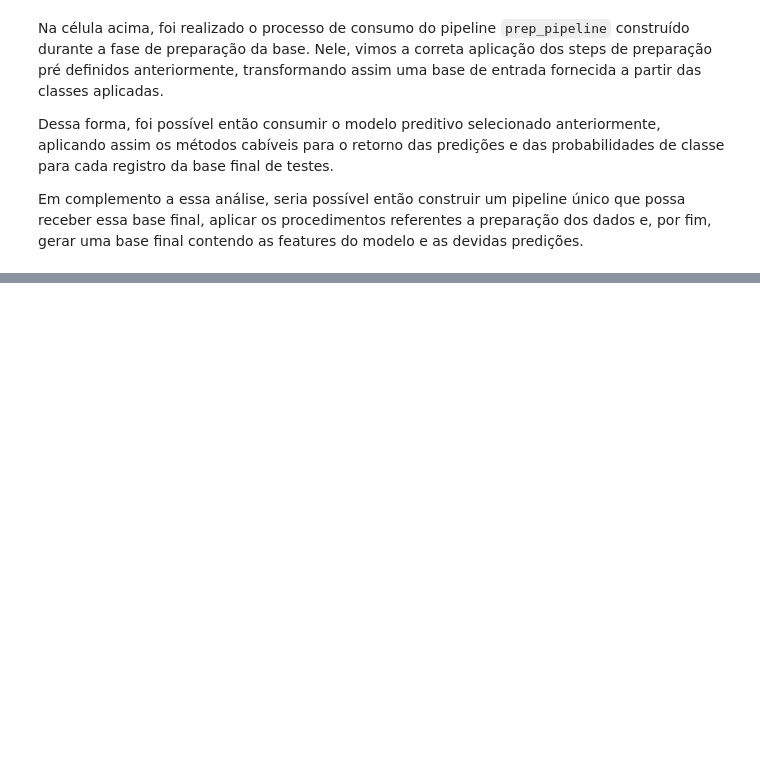
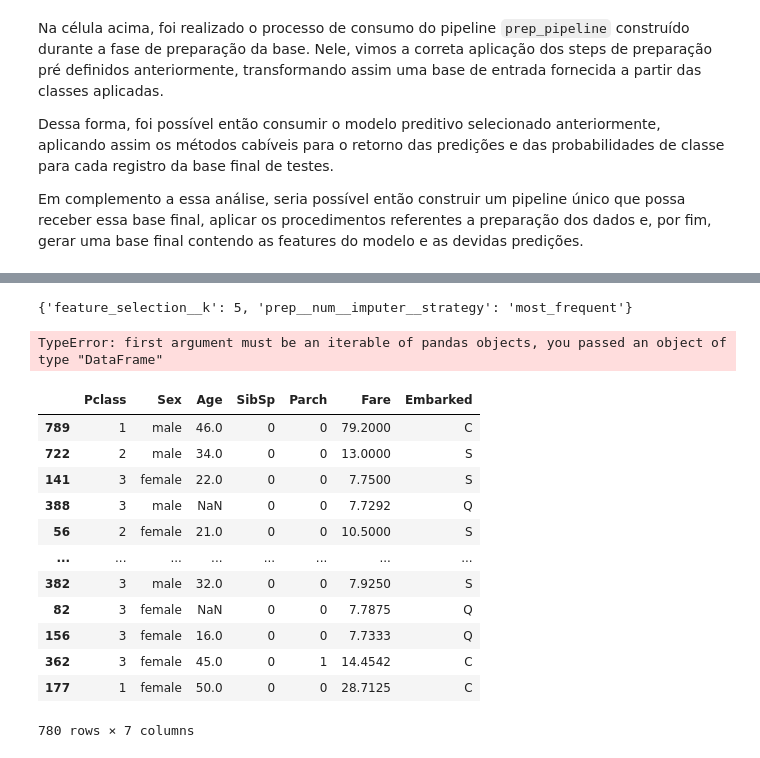
Before and after one commit to ThiagoPanini/pycomp, a Jupyter notebook: examples/titanic/Analisando Sobrevivência no Naufrágio do Titanic.ipynb, the cells around one changed output, grey strips where cells are left out. Saved outputs shown, nothing was run; the diff lists cells and outputs as text; code cells hidden in the pictures; blank space fills up the shorter version.

```diff
--- a/examples/titanic/Analisando Sobrevivência no Naufrágio do Titanic.ipynb
+++ b/examples/titanic/Analisando Sobrevivência no Naufrágio do Titanic.ipynb
@@ -962,11 +1137,11 @@ Para de fato poder aplicar o pipeline de preparação dos dados, é necessário
 Dessa forma, vamos realizar a construção de um novo set de features a partir da lista `INITIAL_FEATURES`.
 # %%
 # Gerando novo objeto contendo as features reais do projeto
-PRD_FEATURES = INITIAL_FEATURES[:]
-PRD_FEATURES.pop(PRD_FEATURES.index(TARGET))
+PRED_FEATURES = INITIAL_FEATURES[:]
+PRED_FEATURES.pop(PRED_FEATURES.index(TARGET))
 
 # Filtrando dataset com novo set de features
-df_test_slct = df_test.loc[:, PRD_FEATURES]
+df_test_slct = df_test.loc[:, PRED_FEATURES]
 print(f'Dimensões da base de teste: {df_test_slct.shape}')
 df_test_slct.head()
 # %% [output]
@@ -1039,0 +1207,25 @@ MODEL_FEATURES
+# %%
+from pycomp.ml.transformers import SeletorTopFeatures
+from sklearn.model_selection import GridSearchCV
+
+# Calculando feature importances com modelo final
+feature_importances = model.feature_importances_
+K = len(feature_importances)
+
+# Construindo pipeline com feature selection embutido
+full_pipeline = Pipeline([
+    ('prep', prep_pipeline),
+    ('feature_selection', SeletorTopFeatures(feature_importance=feature_importances, k=K)),
+    ('model', model)
+])
+
+# Preparando grid para busca de parâmetros do pipeline
+prep_search_grid = [{
+    'prep__num__imputer__strategy': ['mean', 'median', 'most_frequent'],
+    'feature_selection__k': list(range(1, len(MODEL_FEATURES) + 1))
+}]
+
+# Aplicando busca dentro do pipeline construído
+grid_search_prep = GridSearchCV(full_pipeline, prep_search_grid, cv=5,
+                                scoring='accuracy', verbose=-1, n_jobs=-1)
+grid_search_prep.fit(X_train, y_train)
@@ -1039,0 +1253,25 @@ MODEL_FEATURES
+# %%
+grid_search_prep.best_params_
+# %% [output]
+{'feature_selection__k': 5, 'prep__num__imputer__strategy': 'most_frequent'}
+# %%
+# Atualizando parâmetros do modelo
+pd.concat(X_train, X_test)
+# %% [output]
+TypeError: first argument must be an iterable of pandas objects, you passed an object of type "DataFrame"
+# %%
+X_train.append(X_test)
+# %% [output]
+|  | Pclass | Sex | Age | SibSp | Parch | Fare | Embarked |
+| 789 | 1 | male | 46.0 | 0 | 0 | 79.2000 | C |
+| 722 | 2 | male | 34.0 | 0 | 0 | 13.0000 | S |
+| 141 | 3 | female | 22.0 | 0 | 0 | 7.7500 | S |
+| 388 | 3 | male | NaN | 0 | 0 | 7.7292 | Q |
+| 56 | 2 | female | 21.0 | 0 | 0 | 10.5000 | S |
+| ... | ... | ... | ... | ... | ... | ... | ... |
+| 382 | 3 | male | 32.0 | 0 | 0 | 7.9250 | S |
+| 82 | 3 | female | NaN | 0 | 0 | 7.7875 | Q |
+| 156 | 3 | female | 16.0 | 0 | 0 | 7.7333 | Q |
+| 362 | 3 | female | 45.0 | 0 | 1 | 14.4542 | C |
+| 177 | 1 | female | 50.0 | 0 | 0 | 28.7125 | C |
+780 rows × 7 columns
```
Also changed, not shown: parts of 33 cells of this notebook, 4 other files.
